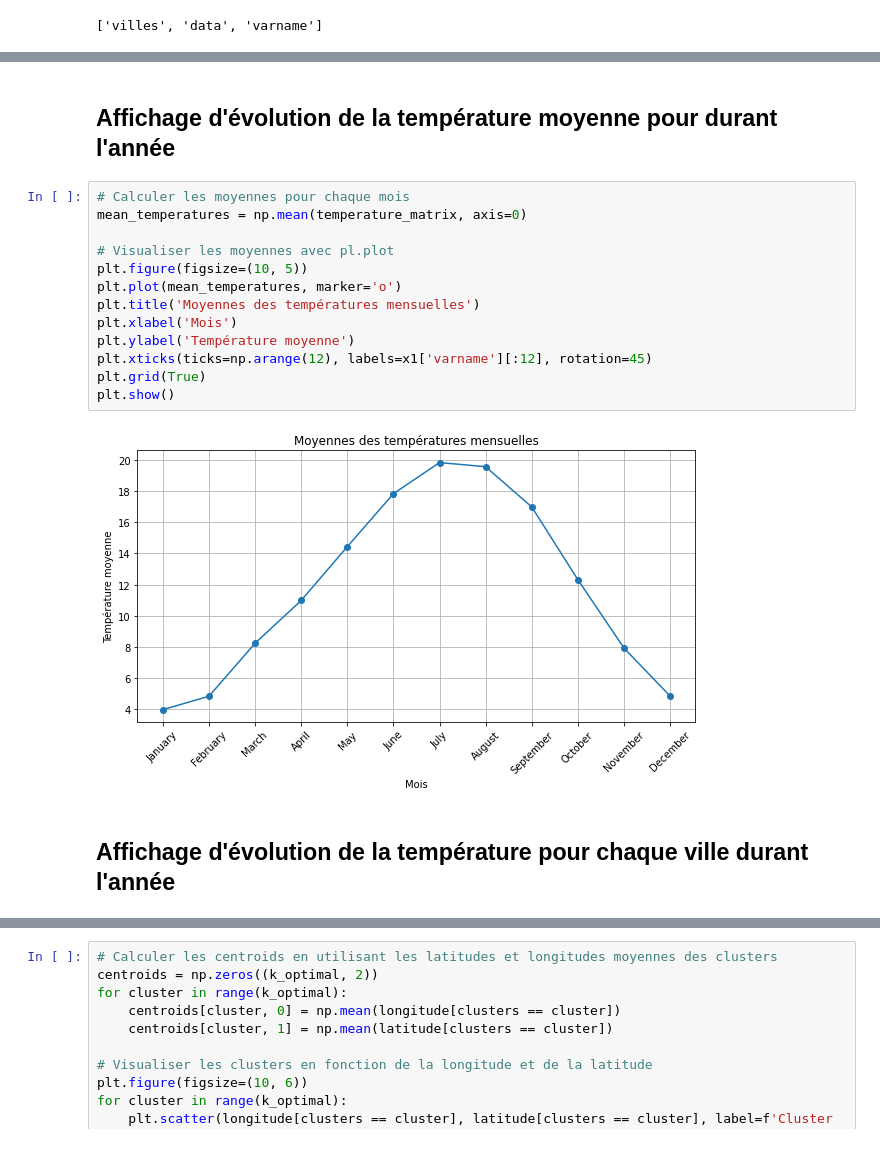
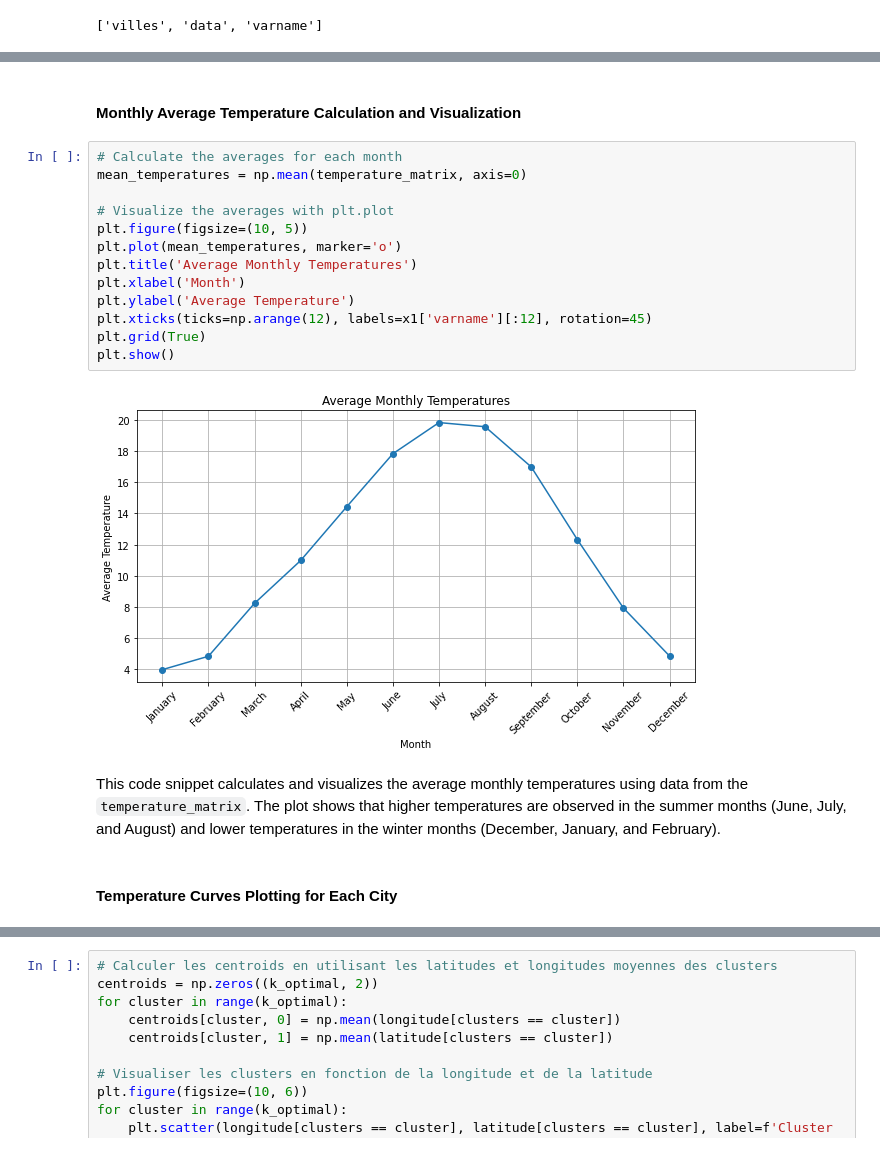
Before and after one commit to YessineMkaouar/Practical-Machine-Learning, a Jupyter notebook: temp.ipynb, the cells around one changed output, grey strips where cells are left out. Drawn from its saved outputs; the diff is of its cells as text.

Commit message:
End training on Temperature dataset

```diff
--- a/temp.ipynb
+++ b/temp.ipynb
@@ -49,23 +59,25 @@ Matrice des températures (15x14) :
 Noms des variables/colonnes :
 ['January' 'February' 'March' 'April' 'May' 'June' 'July' 'August'
  'September' 'October' 'November' 'December' 'Latitude' 'Longitude']
-# %% [markdown]
-## Affichage d'évolution de la température moyenne pour durant l'année
+# %% [markdown]
+#### Monthly Average Temperature Calculation and Visualization
 # %%
-# Calculer les moyennes pour chaque mois
+# Calculate the averages for each month
 mean_temperatures = np.mean(temperature_matrix, axis=0)
 
-# Visualiser les moyennes avec pl.plot
+# Visualize the averages with plt.plot
 plt.figure(figsize=(10, 5))
 plt.plot(mean_temperatures, marker='o')
-plt.title('Moyennes des températures mensuelles')
-plt.xlabel('Mois')
-plt.ylabel('Température moyenne')
+plt.title('Average Monthly Temperatures')
+plt.xlabel('Month')
+plt.ylabel('Average Temperature')
 plt.xticks(ticks=np.arange(12), labels=x1['varname'][:12], rotation=45)
 plt.grid(True)
 plt.show()
 # %% [output]
-[figure, old version]
+[figure, new version]
-# %% [markdown]
-## Affichage d'évolution de la température pour chaque ville durant l'année
+# %% [markdown]
+This code snippet calculates and visualizes the average monthly temperatures using data from the `temperature_matrix`. The plot shows that higher temperatures are observed in the summer months (June, July, and August) and lower temperatures in the winter months (December, January, and February).
+# %% [markdown]
+#### Temperature Curves Plotting for Each City
 # %%
```
Also changed, not shown: parts of 25 cells of this notebook.
